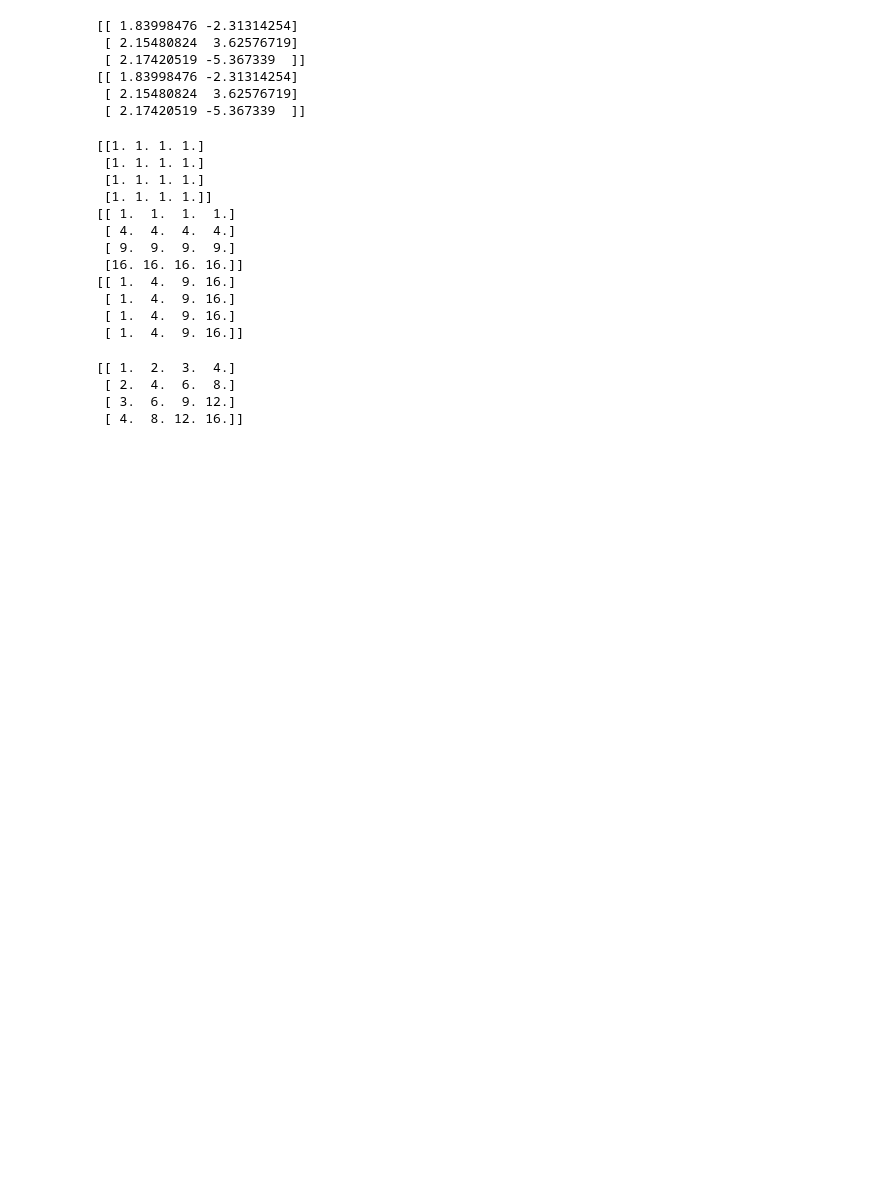
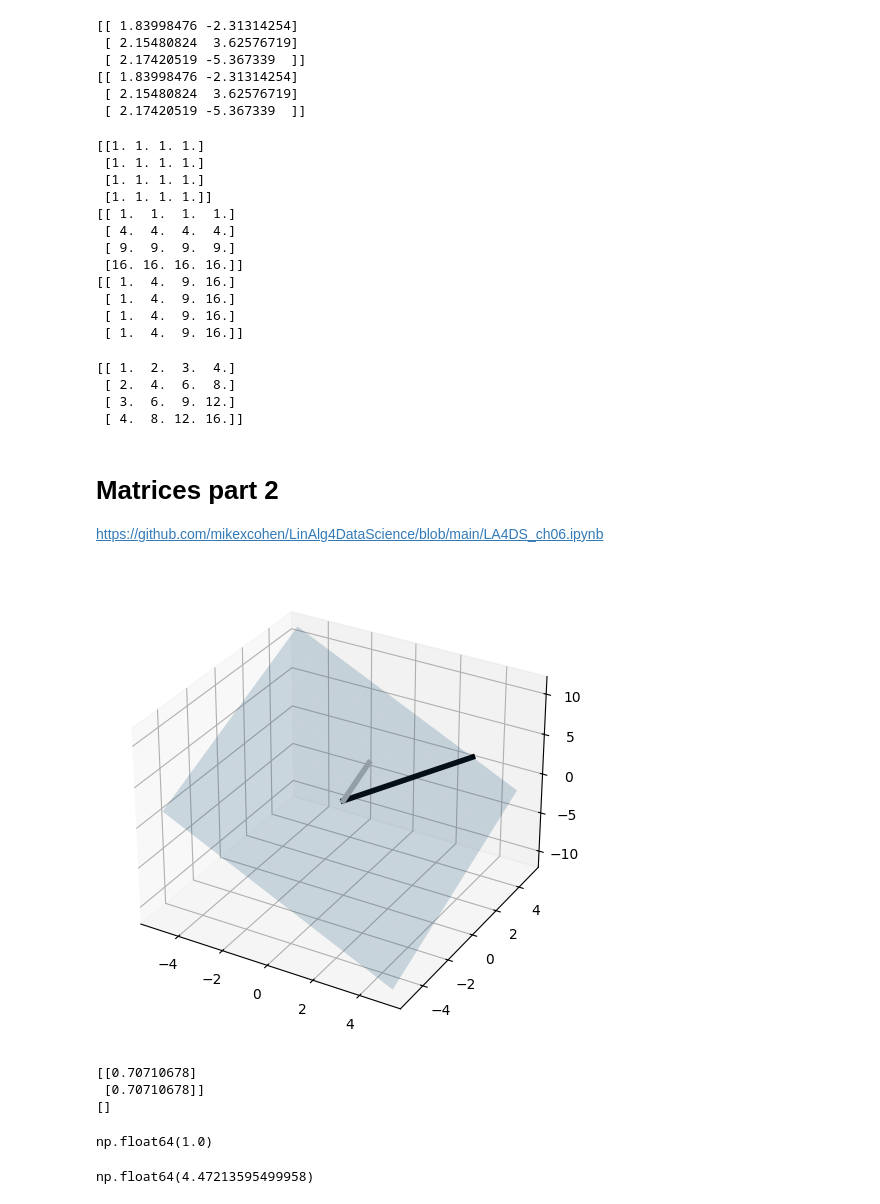
Before and after one commit to paulcarvalho/Linear-Algebra, a Jupyter notebook: matrices.ipynb, the cells around one changed output. Saved outputs shown, nothing was run; the diff lists cells and outputs as text; code cells hidden in the pictures; blank space fills up the shorter version.

Commit message:
worked on matrices part 2

```diff
--- a/matrices.ipynb
+++ b/matrices.ipynb
@@ -217,3 +215,7 @@ print(D2@A1@D2)
  [ 2.  4.  6.  8.]
  [ 3.  6.  9. 12.]
  [ 4.  8. 12. 16.]]
+# %% [markdown]
+# Matrices part 2
+
+https://github.com/mikexcohen/LinAlg4DataScience/blob/main/LA4DS_ch06.ipynb
@@ -219,0 +231,44 @@ print(D2@A1@D2)
+# %%
+# R3
+# a matrix with two columns in R3
+A = np.array( [ [3,0],
+                [5,2],
+                [1,2] ] )
+
+color = [ [0,0,0],[.7,.7,.7] ]
+
+# create a 3D graph
+ax = plt.figure(figsize=(6,6)).add_subplot(111, projection='3d')
+
+# draw plane corresponding to the column space
+xx, yy = np.meshgrid(np.linspace(-5,5,10),np.linspace(-5,5,10))
+cp = np.cross(A[:,0],A[:,1])
+z1 = (-cp[0]*xx - cp[1]*yy)/cp[2]
+ax.plot_surface(xx,yy,z1,alpha=.2)
+
+
+## plot the two vectors from matrix S
+ax.plot([0, A[0,0]],[0, A[1,0]],[0, A[2,0]],color=color[0],linewidth=4)
+ax.plot([0, A[0,1]],[0, A[1,1]],[0, A[2,1]],color=color[1],linewidth=4)
+
+plt.show()
+# %% [output]
+[figure, added]
+# %%
+A = np.array([[1,-1],[-2,2]])
+B = np.array([[1,-1],[-2,3]])
+
+print(scipy.linalg.null_space(A))
+print(scipy.linalg.null_space(B))
+# %% [output]
+[[0.70710678]
+ [0.70710678]]
+[]
+# %%
+np.linalg.det(B)
+# %% [output]
+np.float64(1.0)
+# %%
+np.sqrt(20)
+# %% [output]
+np.float64(4.47213595499958)
```
Also changed, not shown: parts of 9 cells of this notebook.
